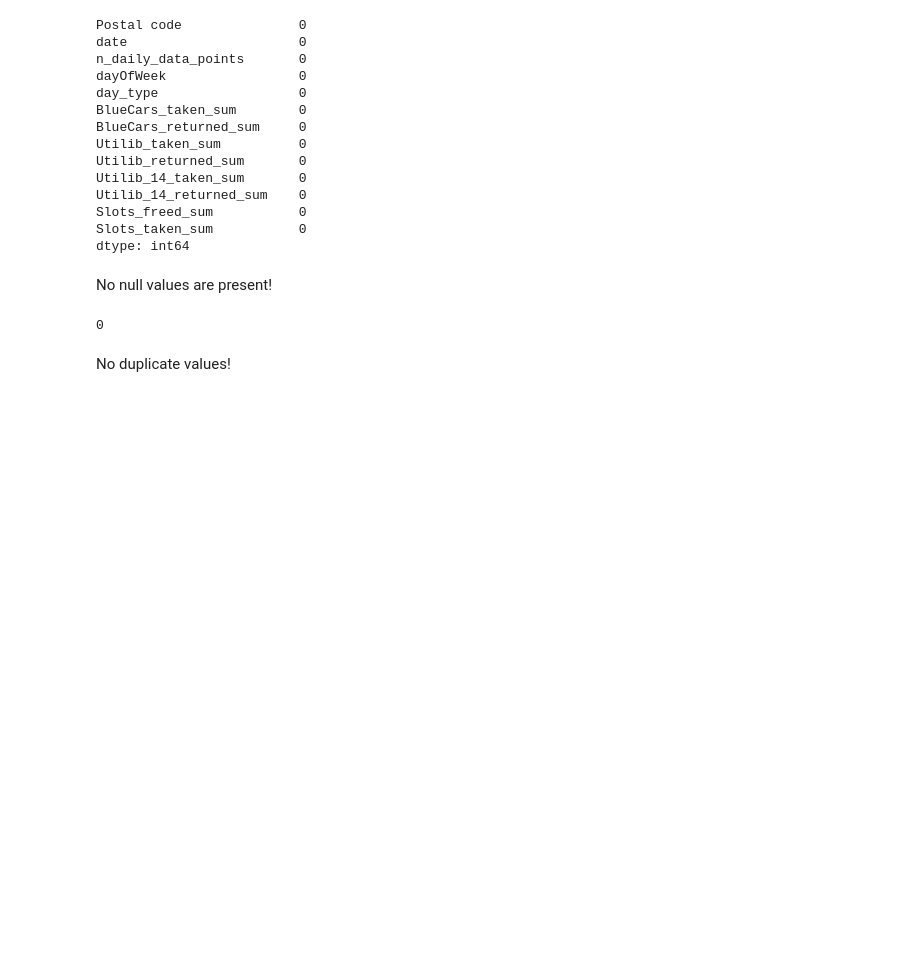
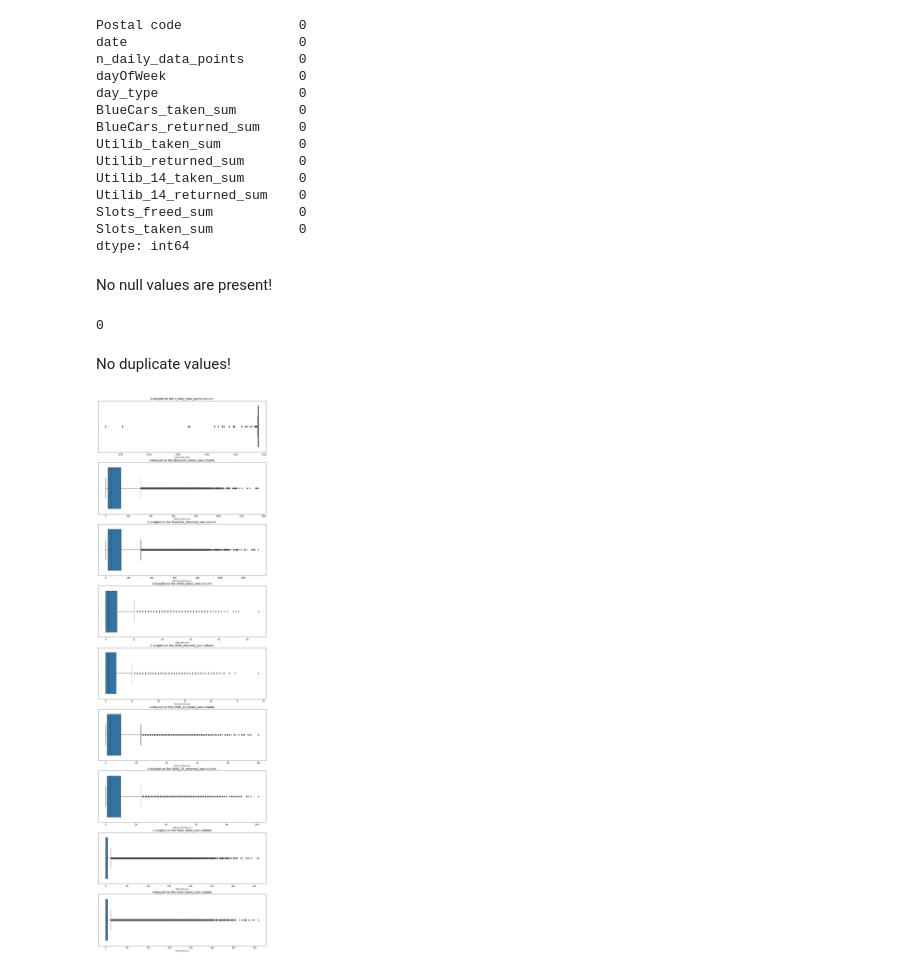
Before and after one commit to Gakarau/IP-Moringa, a Jupyter notebook: Independent_Project_Part_2.ipynb, the cells around one changed output. Drawn from its saved outputs; the diff is of its cells as text; code cells hidden in the pictures; blank space fills up the shorter version.

```diff
--- a/Independent_Project_Part_2.ipynb
+++ b/Independent_Project_Part_2.ipynb
@@ -88,3 +96,16 @@ Cars.duplicated().any().sum()
 0
 # %% [markdown]
 No duplicate values!
+# %%
+#Checking for outliers
+col_names = ["n_daily_data_points", "BlueCars_taken_sum", "BlueCars_returned_sum","Utilib_taken_sum",
+       "Utilib_returned_sum", "Utilib_14_taken_sum", "Utilib_14_returned_sum",
+       "Slots_freed_sum", "Slots_taken_sum"]
+fig, ax = plt.subplots(len(col_names), figsize = (15,50))
+for i, col_val in enumerate(col_names):
+    sns.boxplot(x = Cars[col_val], ax=ax[i])
+    ax[i].set_title('A boxplot on the {} column'.format(col_val), fontsize=14)
+    ax[i].set_xlabel(col_val, fontsize=8)
+plt.show()
+# %% [output]
+[figure, added]
```
Also changed, not shown: parts of 6 cells of this notebook.
